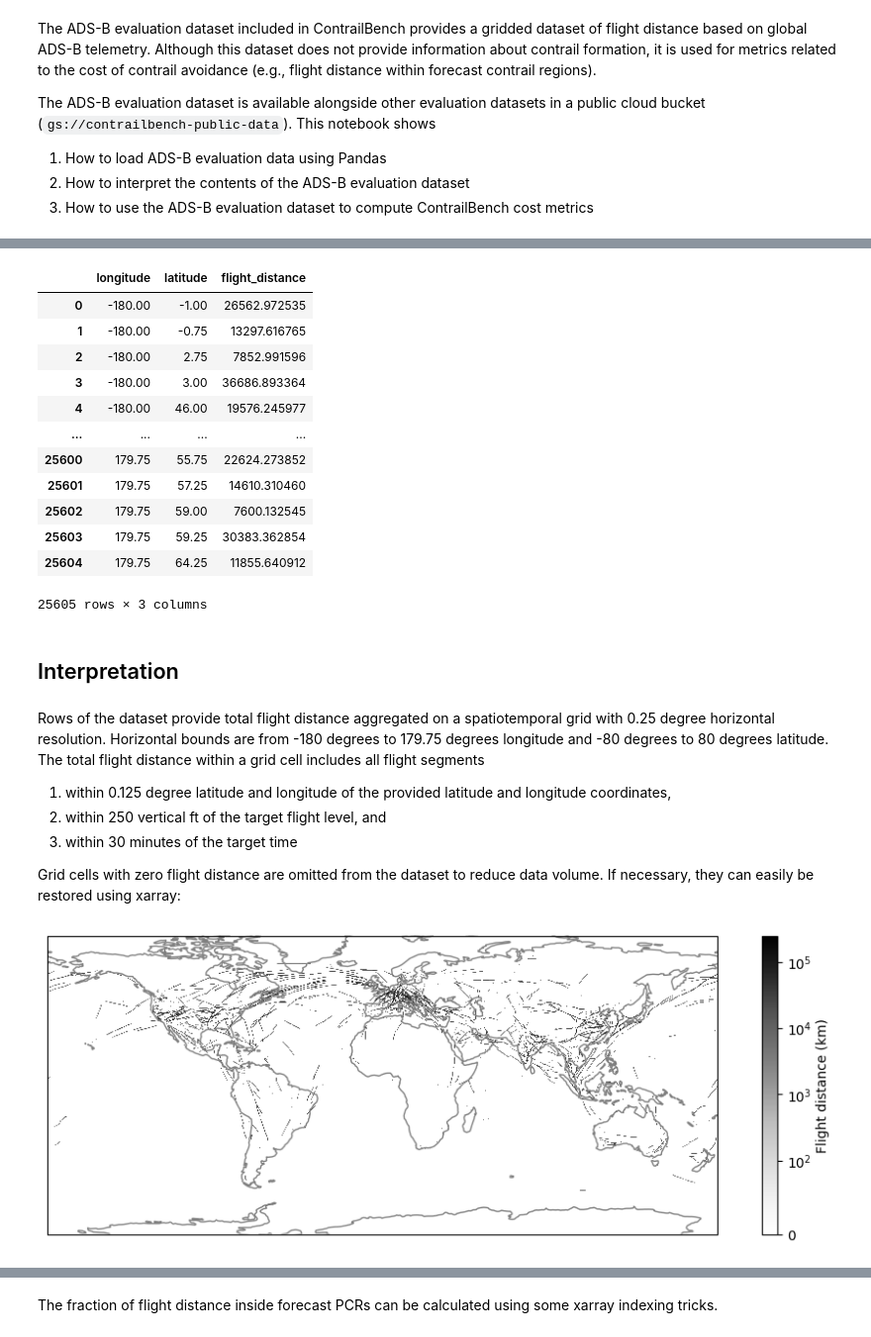
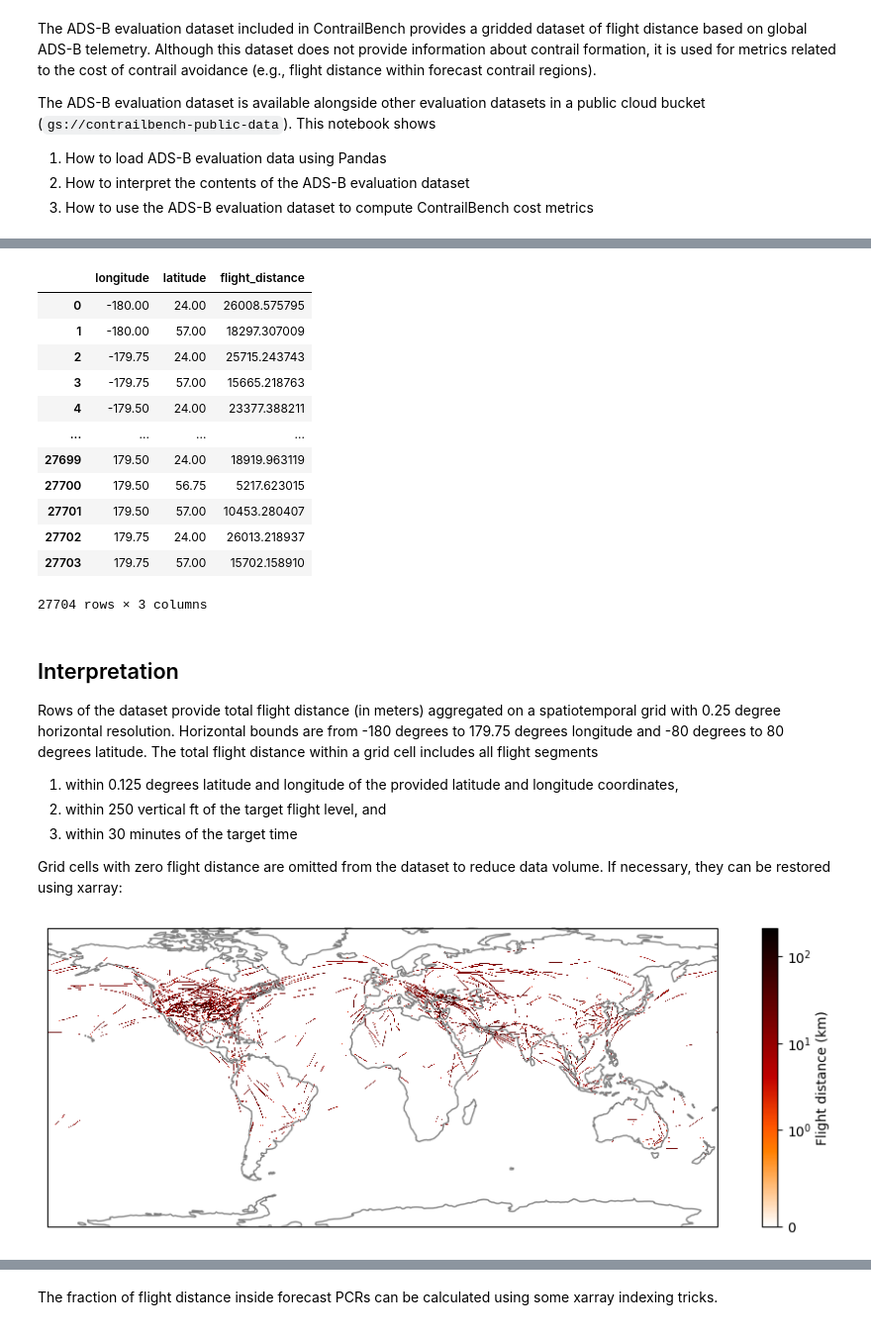
Before and after one commit to contrailcirrus/contrail-bench, a Jupyter notebook: docs/notebooks/adsb.ipynb, the cells around one changed output, grey strips where cells are left out. Shown at 99% size. Cells and saved outputs as stored; diff of their text form; code cells hidden in the pictures.

```diff
--- a/docs/notebooks/adsb.ipynb
+++ b/docs/notebooks/adsb.ipynb
@@ -31,34 +33,34 @@ Because gridded ADS-B data is relatively sparse, the dataset is stored as parque
 # %%
 gcs_path = "gs://contrailbench-public-data/2026Q1/adsb"
-time = datetime.datetime(2024, 6, 1, 0)
+time = datetime.datetime(2024, 6, 1, 0, tzinfo=datetime.UTC)
 flight_level = 350
 
 df = pd.read_parquet(f"{gcs_path}/{int(time.timestamp())}_{flight_level}.pq")
 df
 # %% [output]
 |  | longitude | latitude | flight_distance |
-| 0 | -180.00 | -1.00 | 26562.972535 |
-| 1 | -180.00 | -0.75 | 13297.616765 |
-| 2 | -180.00 | 2.75 | 7852.991596 |
-| 3 | -180.00 | 3.00 | 36686.893364 |
-| 4 | -180.00 | 46.00 | 19576.245977 |
+| 0 | -180.00 | 24.00 | 26008.575795 |
+| 1 | -180.00 | 57.00 | 18297.307009 |
+| 2 | -179.75 | 24.00 | 25715.243743 |
+| 3 | -179.75 | 57.00 | 15665.218763 |
+| 4 | -179.50 | 24.00 | 23377.388211 |
 | ... | ... | ... | ... |
-| 25600 | 179.75 | 55.75 | 22624.273852 |
-| 25601 | 179.75 | 57.25 | 14610.310460 |
-| 25602 | 179.75 | 59.00 | 7600.132545 |
-| 25603 | 179.75 | 59.25 | 30383.362854 |
-| 25604 | 179.75 | 64.25 | 11855.640912 |
+| 27699 | 179.50 | 24.00 | 18919.963119 |
+| 27700 | 179.50 | 56.75 | 5217.623015 |
+| 27701 | 179.50 | 57.00 | 10453.280407 |
+| 27702 | 179.75 | 24.00 | 26013.218937 |
+| 27703 | 179.75 | 57.00 | 15702.158910 |
-25605 rows × 3 columns
+27704 rows × 3 columns
-# %% [markdown]
-## Interpretation
 # %% [markdown]
-Rows of the dataset provide total flight distance aggregated on a spatiotemporal grid with 0.25 degree horizontal resolution. Horizontal bounds are from -180 degrees to 179.75 degrees longitude and -80 degrees to 80 degrees latitude. The total flight distance within a grid cell includes all flight segments
+## Interpretation
 
-1. within 0.125 degree latitude and longitude of the provided latitude and longitude coordinates,
+Rows of the dataset provide total flight distance (in meters) aggregated on a spatiotemporal grid with 0.25 degree horizontal resolution. Horizontal bounds are from -180 degrees to 179.75 degrees longitude and -80 degrees to 80 degrees latitude. The total flight distance within a grid cell includes all flight segments
+
+1. within 0.125 degrees latitude and longitude of the provided latitude and longitude coordinates,
 2. within 250 vertical ft of the target flight level, and
 3. within 30 minutes of the target time
 
-Grid cells with zero flight distance are omitted from the dataset to reduce data volume. If necessary, they can easily be restored using xarray:
+Grid cells with zero flight distance are omitted from the dataset to reduce data volume. If necessary, they can be restored using xarray:
 # %%
 all_lons = np.arange(-180.0, 180.0, 0.25)
 all_lats = np.arange(-80, 80.25, 0.25)
@@ -67,16 +69,16 @@ ds = ds.reindex(longitude=all_lons, latitude=all_lats, fill_value=0.0)
 # %%
 plt.figure(figsize=(12, 4))
 ax = plt.subplot(111, projection=ccrs.PlateCarree())
 im = ax.pcolormesh(
     ds["longitude"],
     ds["latitude"],
-    ds["flight_distance"].T,
+    ds["flight_distance"].T / 1e3,
     shading="nearest",
-    cmap="Greys",
-    norm=colors.SymLogNorm(linthresh=100, vmin=0),
+    cmap="gist_heat_r",
+    norm=colors.SymLogNorm(linthresh=1, vmin=0),
     transform=ccrs.PlateCarree(),
 )
 plt.colorbar(im, ax=ax, label="Flight distance (km)")
 ax.coastlines(color="gray");
 # %% [output]
-[figure, old version]
+[figure, new version]
```
Also changed, not shown: parts of 4 cells of this notebook, 5 other files.
